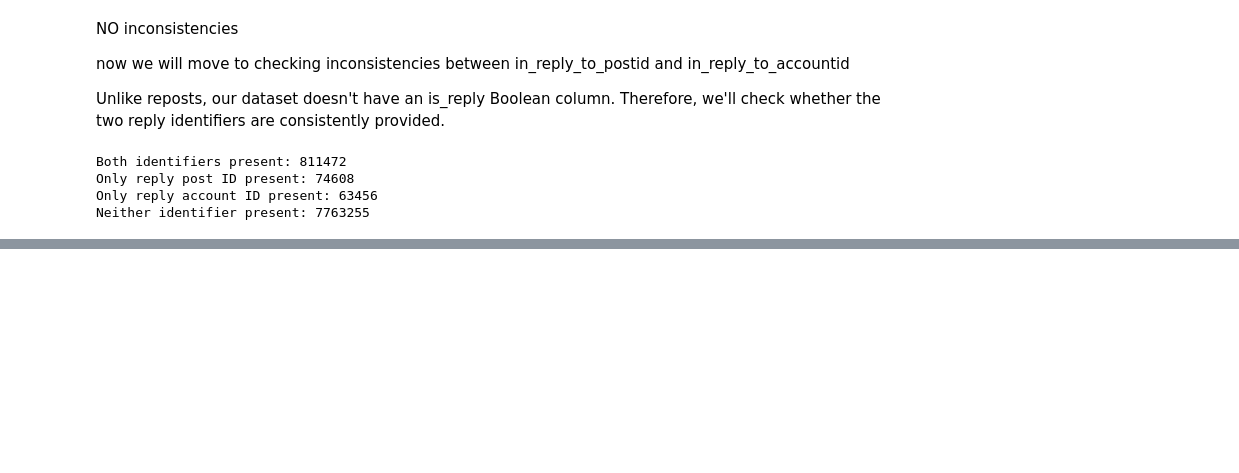
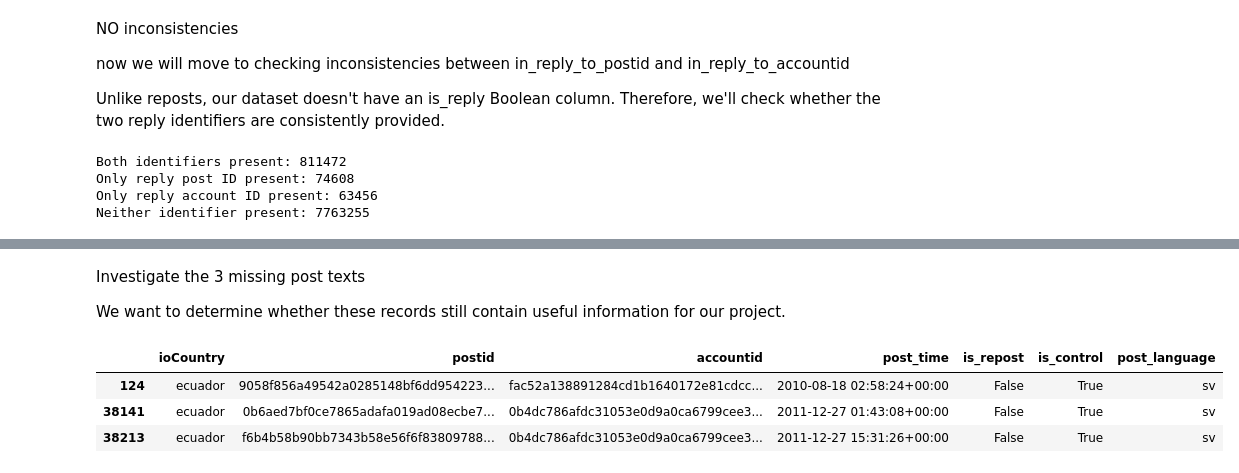
Before and after one commit to OsamaAawad/Data-Mining-Project-, a Jupyter notebook: notebooks/02-dataQualityAssessment.ipynb, the cells around one changed output, grey strips where cells are left out. Cells and saved outputs as stored; diff of their text form; code cells hidden in the pictures; blank space fills up the shorter version.

```diff
--- a/notebooks/02-dataQualityAssessment.ipynb
+++ b/notebooks/02-dataQualityAssessment.ipynb
@@ -1099,0 +1361,22 @@ Neither identifier present: 7763255
+# %%
+import numpy as np
+
+# Threshold for clearly implausible values
+threshold = 10_000_000_000
+
+for col in ["follower_count", "following_count"]:
+
+    invalid_extreme = df_clean[col] > threshold
+
+    print(f"\n--- {col} ---")
+    print("Invalid extreme values:", invalid_extreme.sum())
+
+    # Replace implausible values with NaN
+    df_clean.loc[invalid_extreme, col] = np.nan
+
+    # Verify
+    print("Values above threshold remaining:",
+          (df_clean[col] > threshold).sum())
+
+    print("Total missing values:",
+          df_clean[col].isna().sum())
@@ -1099,0 +1501,25 @@ Neither identifier present: 7763255
+# %% [markdown]
+Investigate the 3 missing post texts
+
+We want to determine whether these records still contain useful information for our project.
+# %%
+# Inspect records with missing post text
+missing_text_records = df_clean.loc[
+    df_clean["post_text"].isna(),
+    [
+        "ioCountry",
+        "postid",
+        "accountid",
+        "post_time",
+        "is_repost",
+        "is_control",
+        "post_language"
+    ]
+]
+
+display(missing_text_records)
+# %% [output]
+|  | ioCountry | postid | accountid | post_time | is_repost | is_control | post_language |
+| 124 | ecuador | 9058f856a49542a0285148bf6dd954223... | fac52a138891284cd1b1640172e81cdcc... | 2010-08-18 02:58:24+00:00 | False | True | sv |
+| 38141 | ecuador | 0b6aed7bf0ce7865adafa019ad08ecbe7... | 0b4dc786afdc31053e0d9a0ca6799cee3... | 2011-12-27 01:43:08+00:00 | False | True | sv |
+| 38213 | ecuador | f6b4b58b90bb7343b58e56f6f83809788... | 0b4dc786afdc31053e0d9a0ca6799cee3... | 2011-12-27 15:31:26+00:00 | False | True | sv |
```
Also changed, not shown: parts of 23 cells of this notebook.
